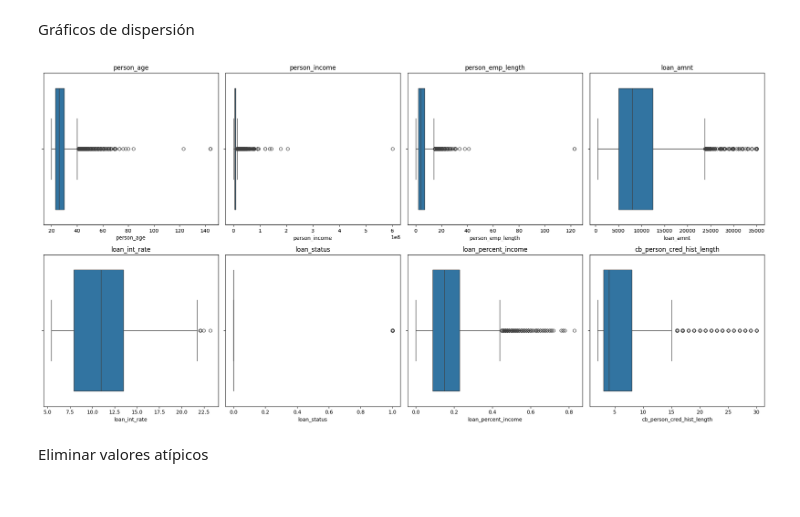
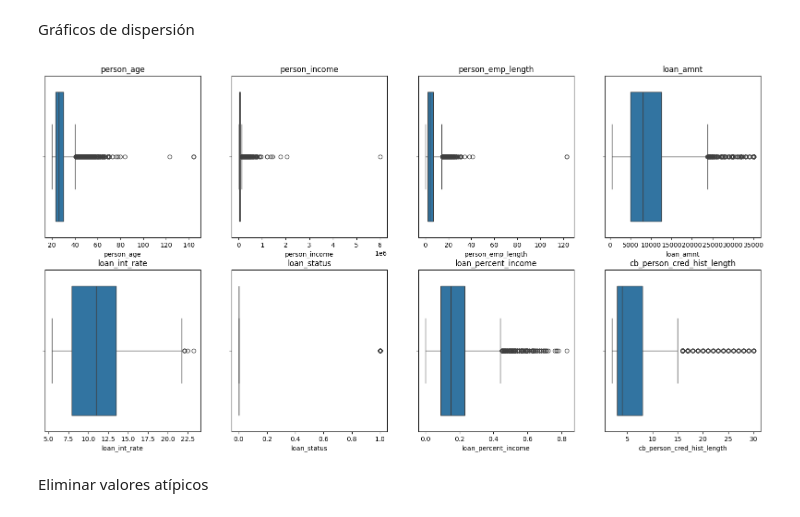
Before and after one commit to maxiskjd/skjd, a Jupyter notebook: Proyecto1.ipynb, the cells around one changed output. Saved outputs shown, nothing was run; the diff lists cells and outputs as text; code cells hidden in the pictures.

```diff
--- a/Proyecto1.ipynb
+++ b/Proyecto1.ipynb
@@ -47,19 +47,17 @@ data.dropna(inplace=True)
 # %% [markdown]
 Gráficos de dispersión
 # %%
-col_numericas = data.select_dtypes(include='number').columns.tolist()
+col_numericas = data.select_dtypes(include='number').columns.tolist() #Queremos sólo las columnas numéricas
 
 plt.figure(figsize=(20, 10))
 
 for i in range(len(col_numericas)):
     plt.subplot(2, 4, i + 1)
     sns.boxplot(x=data[col_numericas[i]])
     plt.title(col_numericas[i])
-
-plt.tight_layout()
 plt.show()
 # %% [output]
-[figure, old version]
+[figure, new version]
 # %% [markdown]
 Eliminar valores atípicos
 # %%
```
Also changed, not shown: parts of 25 cells of this notebook.
